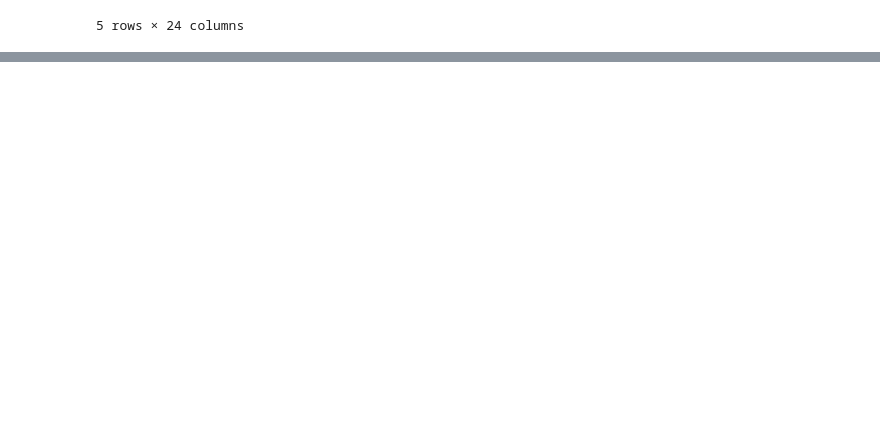
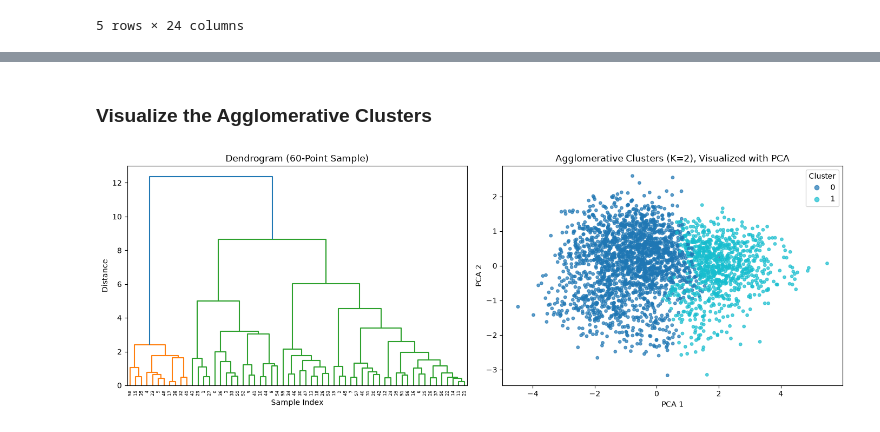
Before and after one commit to umang0015/Ai-DataScience, a Jupyter notebook: clustering_analysis_eda_(2).ipynb, the cells around one changed output, grey strips where cells are left out. Drawn from its saved outputs; the diff is of its cells as text; code cells hidden in the pictures; blank space fills up the shorter version.

```diff
--- a/clustering_analysis_eda_(2).ipynb
+++ b/clustering_analysis_eda_(2).ipynb
@@ -317,9 +44,0 @@ We use two standard methods together — the **Elbow Method** (based on inertia)
-# %%
-# Elbow Method: calculate inertia for K = 2 to 10
-k_values = range(2, 11)
-inertia_list = []
-
-for k in k_values:
-    kmeans_temp = KMeans(n_clusters=k, random_state=42, n_init=10)
-    kmeans_temp.fit(X_scaled)
-    inertia_list.append(kmeans_temp.inertia_)
@@ -759,0 +362,26 @@ GitHub AI repositories split into **"mainstream/typical" projects** and **"break
+# %% [markdown]
+### Visualize the Agglomerative Clusters
+# %%
+# A small sample dendrogram shows how points merge step by step
+np.random.seed(42)
+sample_idx = np.random.choice(X_scaled.shape[0], size=60, replace=False)
+X_sample = X_scaled[sample_idx]
+linked = linkage(X_sample, method="ward")
+
+fig, axes = plt.subplots(1, 2, figsize=(14, 5))
+
+dendrogram(linked, ax=axes[0])
+axes[0].set_title("Dendrogram (60-Point Sample)")
+axes[0].set_xlabel("Sample Index")
+axes[0].set_ylabel("Distance")
+
+scatter = axes[1].scatter(X_pca[:, 0], X_pca[:, 1], c=agglo_labels, cmap="tab10", s=15, alpha=0.7)
+axes[1].set_title(f"Agglomerative Clusters (K={best_k}), Visualized with PCA")
+axes[1].set_xlabel("PCA 1")
+axes[1].set_ylabel("PCA 2")
+axes[1].legend(*scatter.legend_elements(), title="Cluster")
+
+plt.tight_layout()
+plt.show()
+# %% [output]
+[figure, added]
```
Also changed, not shown: parts of 147 cells of this notebook.
